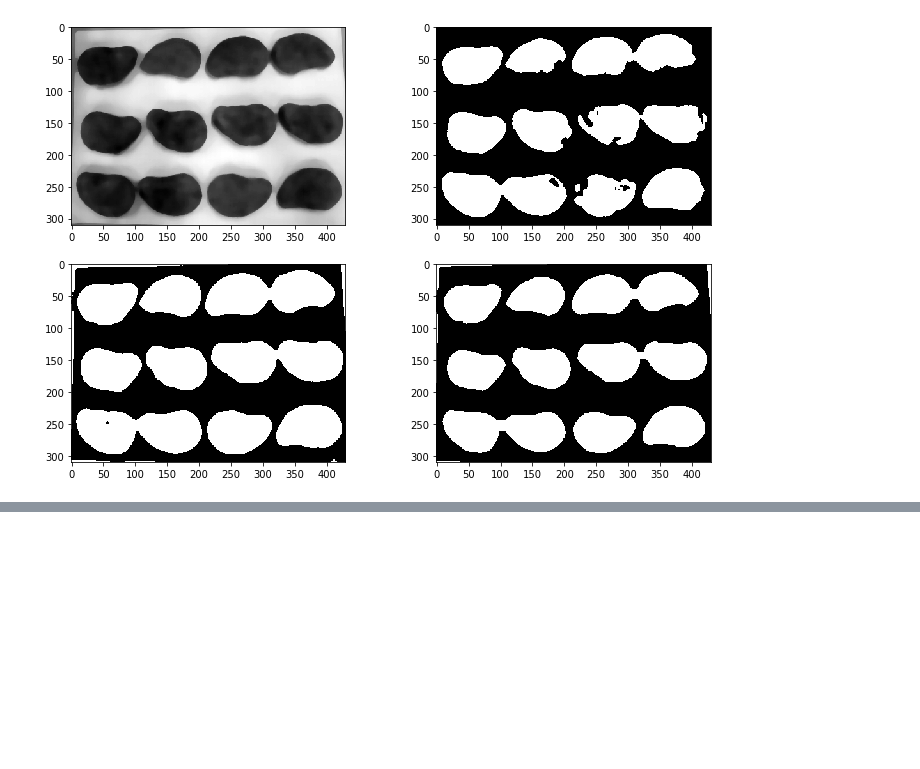
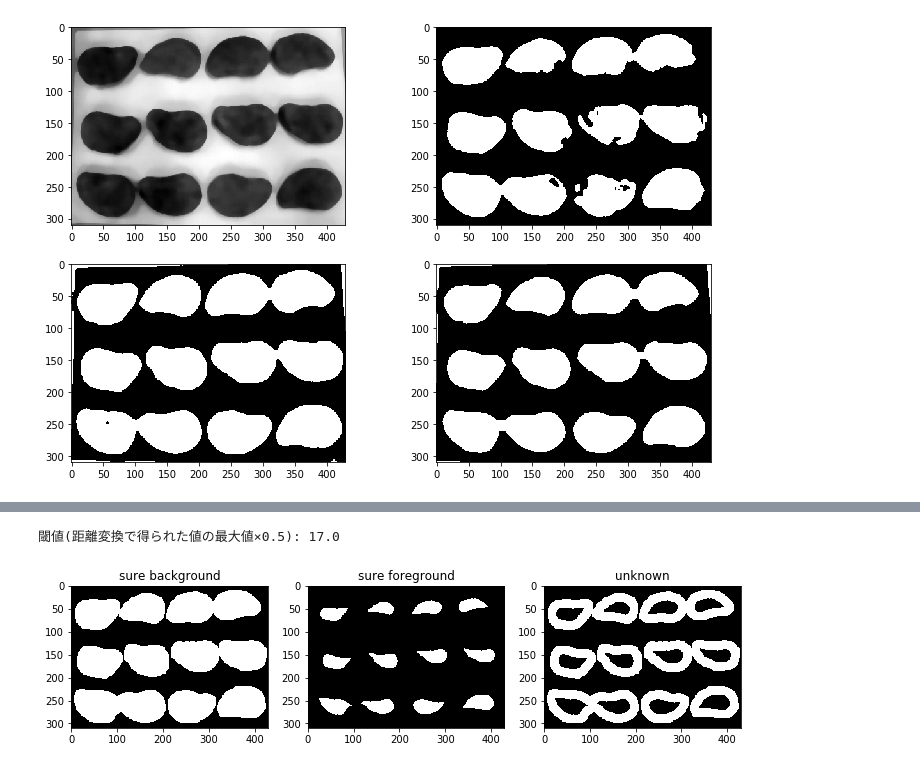
Before and after one commit to kargenk/fried_shrimp_detection, a Jupyter notebook: make_mask.ipynb, the cells around one changed output, grey strips where cells are left out. Saved outputs shown, nothing was run; the diff lists cells and outputs as text; code cells hidden in the pictures; blank space fills up the shorter version.

```diff
--- a/make_mask.ipynb
+++ b/make_mask.ipynb
@@ -104,0 +135,20 @@ plt.show()
+# %%
+# 膨張させて，明確な背景(sure background)情報を得る
+sure_bg = cv2.dilate(opening, kernel, iterations=2)
+
+# 明確な前景(sure foreground)を出す
+ret, sure_fg = cv2.threshold(dist_transform, 0.5 * dist_transform.max(), 255, 0)
+print('閾値(距離変換で得られた値の最大値×0.5):', ret)
+
+# 背景でも前景でもないunknownな境界部分を抽出
+sure_fg = np.uint8(sure_fg)
+unknown = cv2.subtract(sure_bg, sure_fg)
+
+plt.figure(figsize=(12, 4))
+plt.subplot(131); plt.imshow(sure_bg, cmap='gray'); plt.title('sure background')
+plt.subplot(132); plt.imshow(sure_fg, cmap='gray'); plt.title('sure foreground')
+plt.subplot(133); plt.imshow(unknown, cmap='gray'); plt.title('unknown')
+plt.show()
+# %% [output]
+閾値(距離変換で得られた値の最大値×0.5): 17.0
+[figure, added]
```
Also changed, not shown: parts of 6 cells of this notebook.
